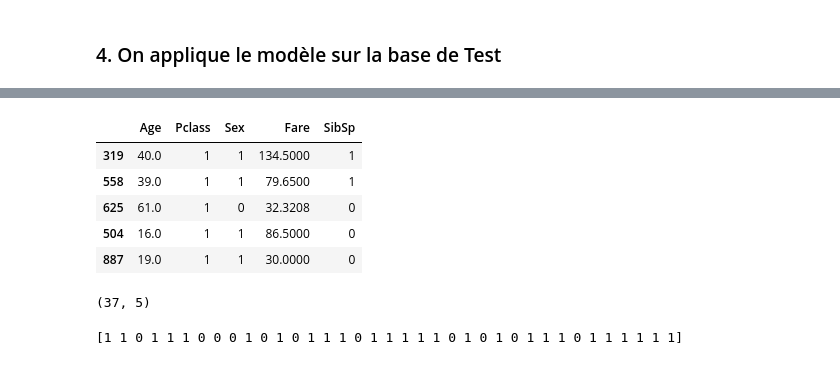
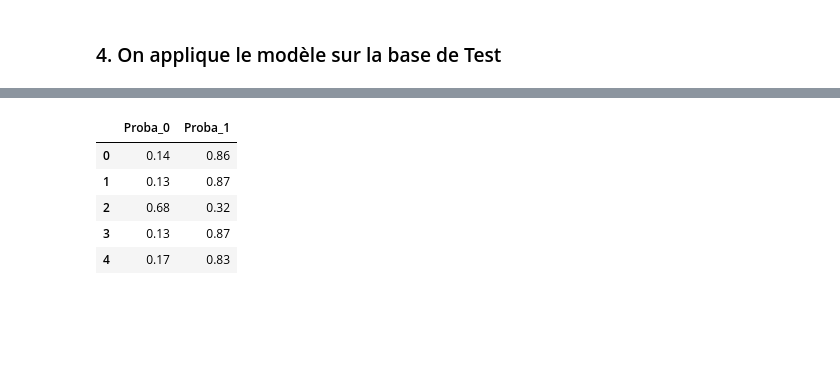
Before and after one commit to retkowsky/Titanic, a Jupyter notebook: TITANIC usecase.ipynb, the cells around one changed output, grey strips where cells are left out. Saved outputs shown, nothing was run; the diff lists cells and outputs as text; code cells hidden in the pictures; blank space fills up the shorter version.

```diff
--- a/TITANIC usecase.ipynb
+++ b/TITANIC usecase.ipynb
@@ -622,0 +677,8 @@ Pipeline(memory=None,
+# %%
+best_run, fitted_model = local_run.get_output()
+
+print("Meilleur modèle selon l'AUC :")
+print("")
+print(best_run)
+print("")
+print(fitted_model)
@@ -622,0 +704,3 @@ Pipeline(memory=None,
+# %%
+# Obtention des scores
+proba=fitted_model.predict_proba(X_test.values)
@@ -623,13 +717,13 @@ Pipeline(memory=None,
+# %%
+Proba=pd.DataFrame(proba)
+# %%
+Proba.columns = ['Proba_0', 'Proba_1']
 # %%
-X_test.head()
+Proba.head()
 # %% [output]
-|  | Age | Pclass | Sex | Fare | SibSp |
-| 319 | 40.0 | 1 | 1 | 134.5000 | 1 |
-| 558 | 39.0 | 1 | 1 | 79.6500 | 1 |
-| 625 | 61.0 | 1 | 0 | 32.3208 | 0 |
-| 504 | 16.0 | 1 | 1 | 86.5000 | 0 |
-| 887 | 19.0 | 1 | 1 | 30.0000 | 0 |
+|  | Proba_0 | Proba_1 |
+| 0 | 0.14 | 0.86 |
+| 1 | 0.13 | 0.87 |
+| 2 | 0.68 | 0.32 |
+| 3 | 0.13 | 0.87 |
+| 4 | 0.17 | 0.83 |
-# %%
-print(X_test.shape)
-# %% [output]
-(37, 5)
@@ -638,4 +729,0 @@ scoring = fitted_model.predict(X_test.values)
-# %%
-print(scoring)
-# %% [output]
-[1 1 0 1 1 1 0 0 0 1 0 1 0 1 1 1 0 1 1 1 1 1 0 1 0 1 0 1 1 1 0 1 1 1 1 1 1]
```
Also changed, not shown: parts of 62 cells of this notebook, 1 other file.
